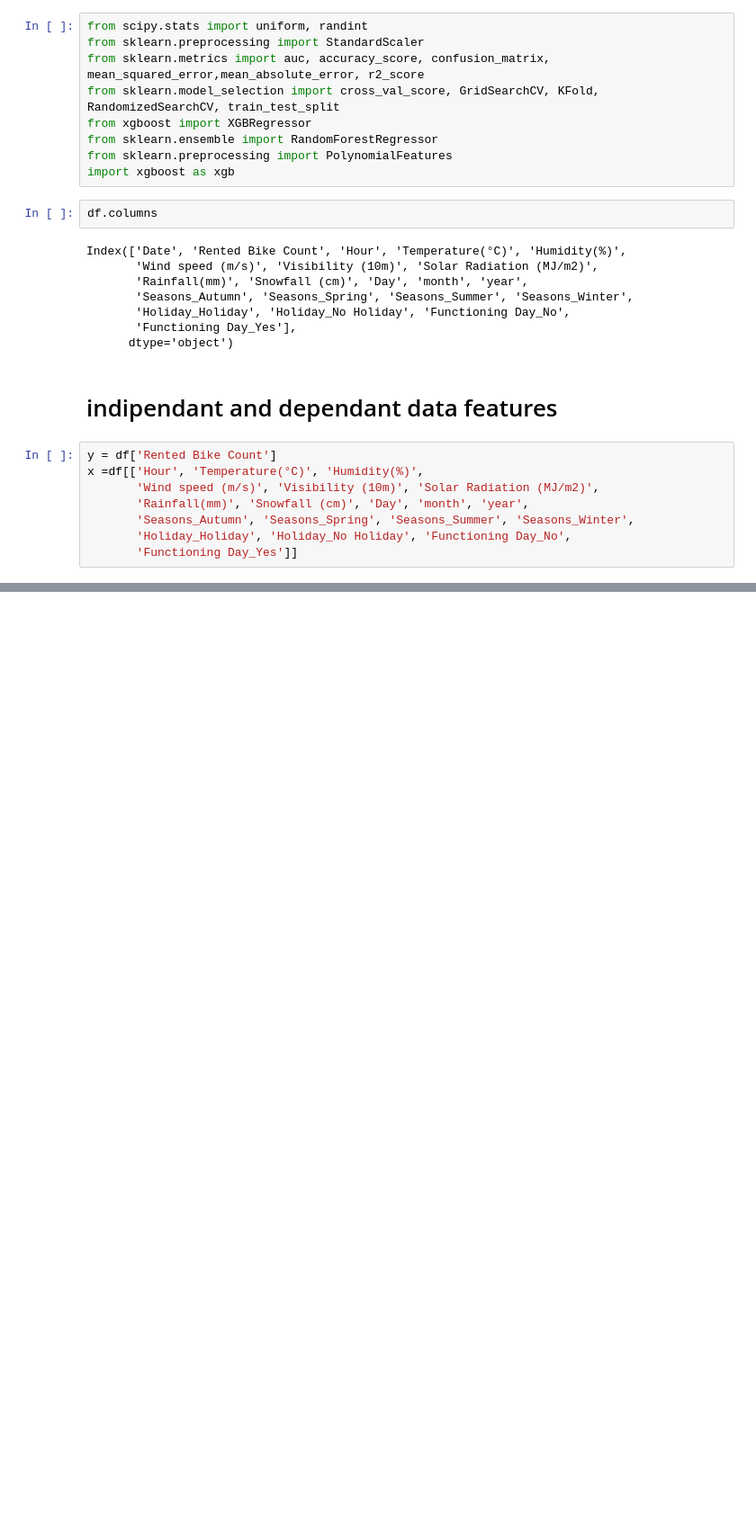
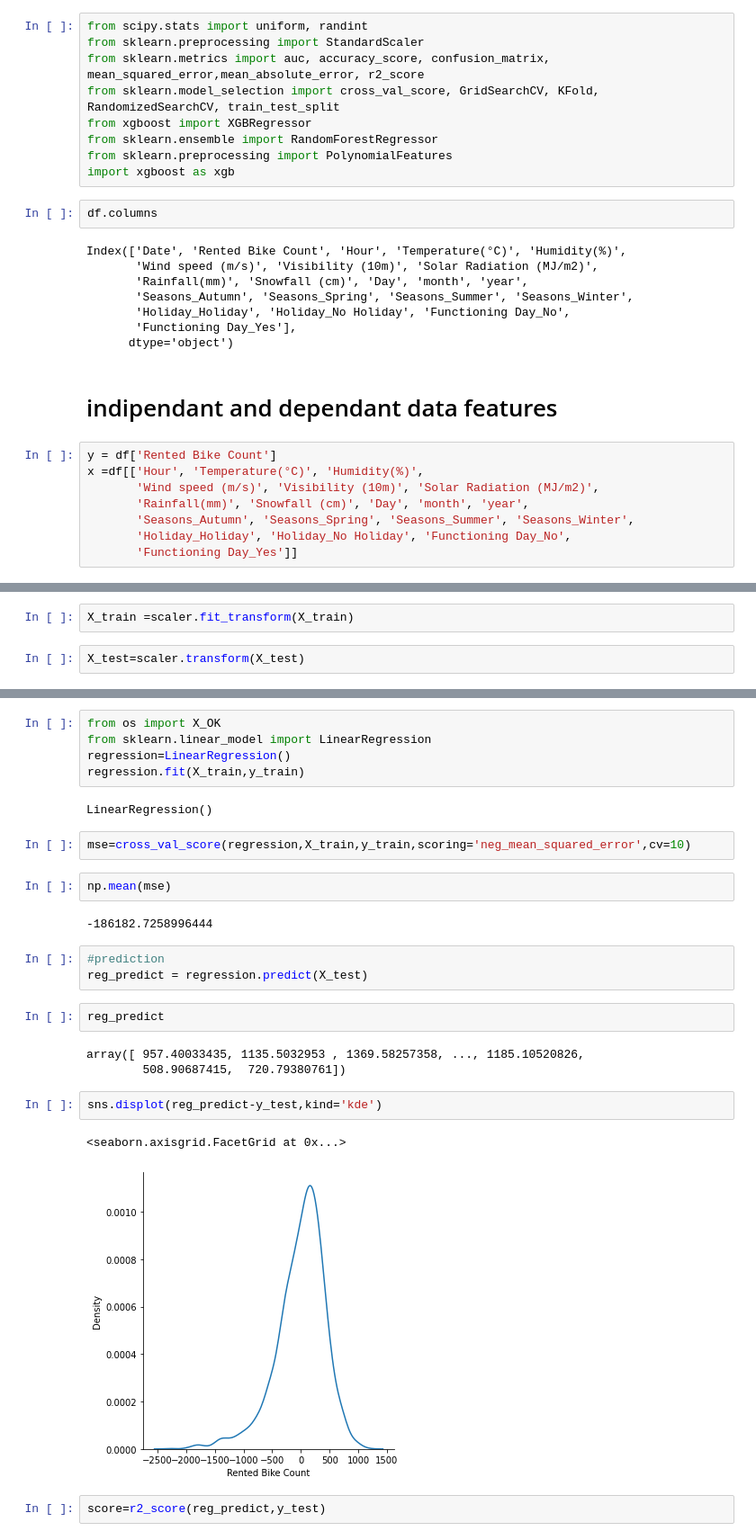
Before and after one commit to ajitpadole/Bike-Sharing-Demand-Prediction-, a Jupyter notebook: Bike_Sharing_Demand_Prediction_Capstone_Project.ipynb, the cells around one changed output, grey strips where cells are left out. Shown at 90% size. Cells and saved outputs as stored; diff of their text form; blank space fills up the shorter version.

```diff
--- a/Bike_Sharing_Demand_Prediction_Capstone_Project.ipynb
+++ b/Bike_Sharing_Demand_Prediction_Capstone_Project.ipynb
@@ -367,0 +350,4 @@ plt.show()
+# %%
+X_train =scaler.fit_transform(X_train)
+# %%
+X_test=scaler.transform(X_test)
@@ -367,0 +380,28 @@ plt.show()
+# %%
+from os import X_OK
+from sklearn.linear_model import LinearRegression
+regression=LinearRegression()
+regression.fit(X_train,y_train)
+# %% [output]
+LinearRegression()
+# %%
+mse=cross_val_score(regression,X_train,y_train,scoring='neg_mean_squared_error',cv=10)
+# %%
+np.mean(mse)
+# %% [output]
+-186182.7258996444
+# %%
+#prediction
+reg_predict = regression.predict(X_test)
+# %%
+reg_predict
+# %% [output]
+array([ 957.40033435, 1135.5032953 , 1369.58257358, ..., 1185.10520826,
+        508.90687415,  720.79380761])
+# %%
+sns.displot(reg_predict-y_test,kind='kde')
+# %% [output]
+<seaborn.axisgrid.FacetGrid at 0x...>
+[figure, added]
+# %%
+score=r2_score(reg_predict,y_test)
```
Also changed, not shown: parts of 13 cells of this notebook.
